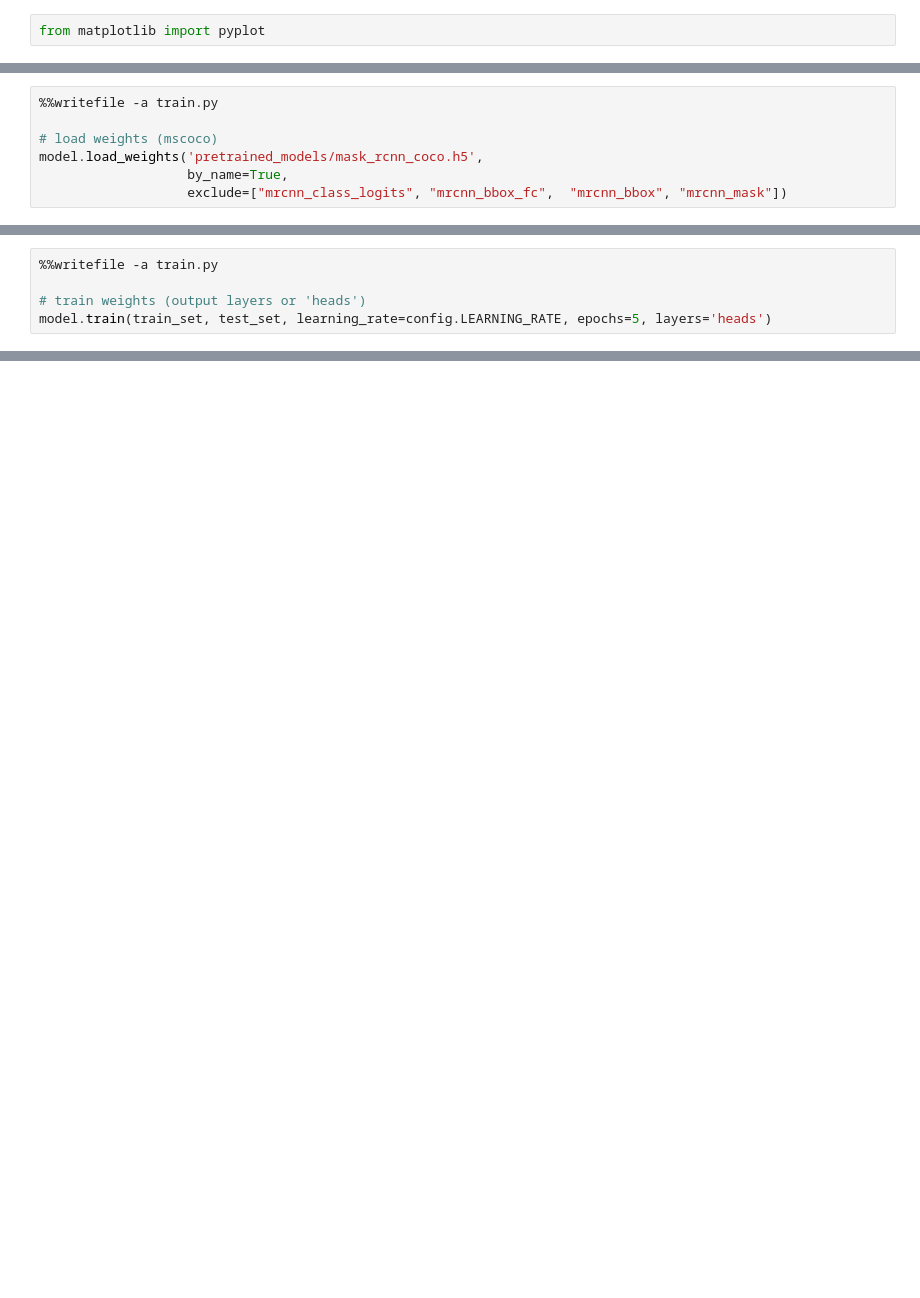
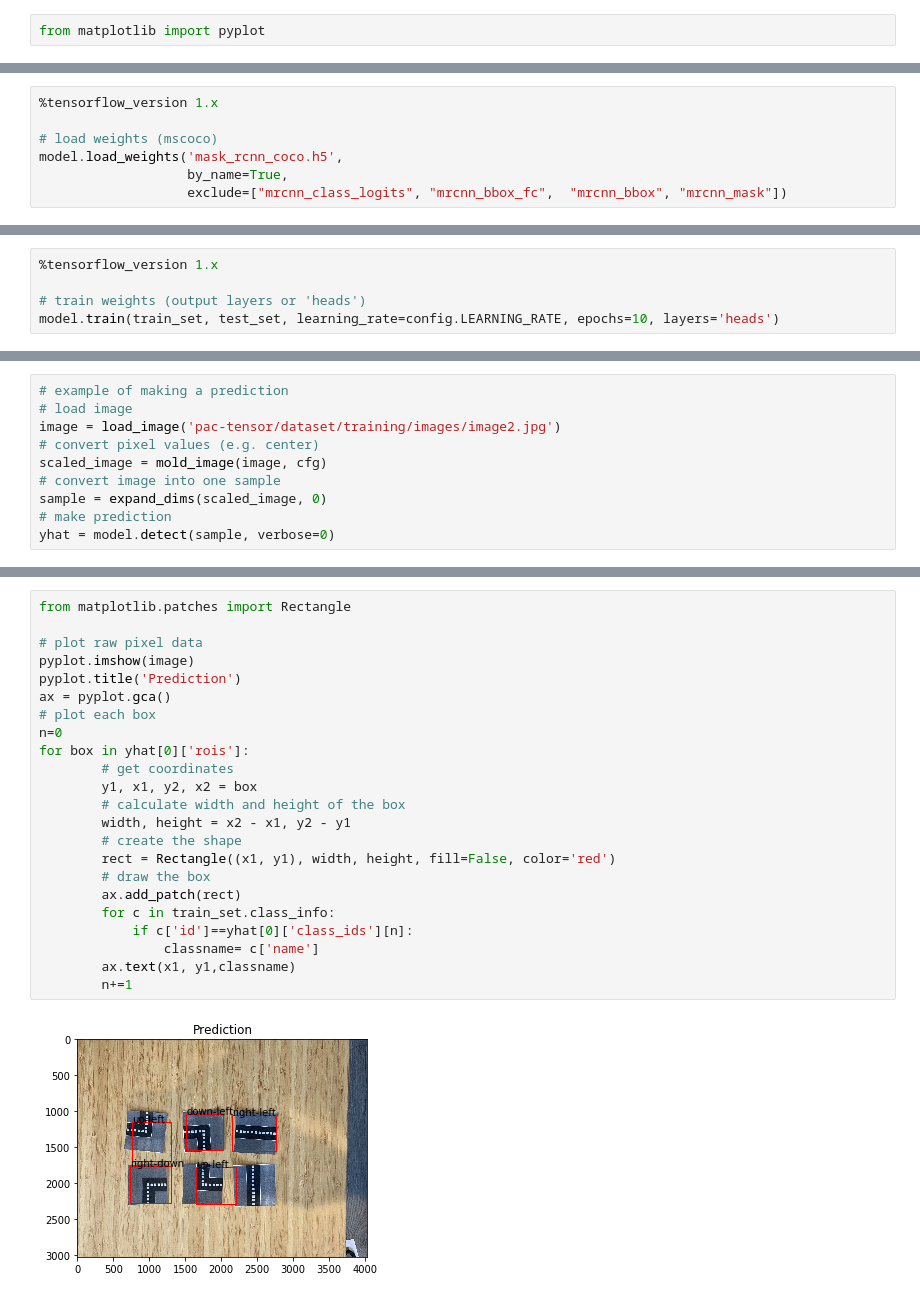
Before and after one commit to yoyu777/pac-tensorflow-object-detection, a Jupyter notebook: train.ipynb, the cells around one changed output, grey strips where cells are left out. Saved outputs shown, nothing was run; the diff lists cells and outputs as text; blank space fills up the shorter version.

Commit message:
updating train.ipynb from colab

```diff
--- a/train.ipynb
+++ b/train.ipynb
@@ -233,7 +241,7 @@ Appending to train.py
 # %%
-%%writefile -a train.py
+%tensorflow_version 1.x
 
 # load weights (mscoco)
-model.load_weights('pretrained_models/mask_rcnn_coco.h5',
+model.load_weights('mask_rcnn_coco.h5',
                    by_name=True,
                    exclude=["mrcnn_class_logits", "mrcnn_bbox_fc",  "mrcnn_bbox", "mrcnn_mask"])
@@ -242,6 +248,6 @@ Appending to train.py
 # %%
-%%writefile -a train.py
+%tensorflow_version 1.x
 
 # train weights (output layers or 'heads')
-model.train(train_set, test_set, learning_rate=config.LEARNING_RATE, epochs=5, layers='heads')
+model.train(train_set, test_set, learning_rate=config.LEARNING_RATE, epochs=10, layers='heads')
 # %% [output]
@@ -248,0 +358,10 @@ Appending to train.py
+# %%
+# example of making a prediction
+# load image
+image = load_image('pac-tensor/dataset/training/images/image2.jpg')
+# convert pixel values (e.g. center)
+scaled_image = mold_image(image, cfg)
+# convert image into one sample
+sample = expand_dims(scaled_image, 0)
+# make prediction
+yhat = model.detect(sample, verbose=0)
@@ -248,0 +388,25 @@ Appending to train.py
+# %%
+from matplotlib.patches import Rectangle
+
+# plot raw pixel data
+pyplot.imshow(image)
+pyplot.title('Prediction')
+ax = pyplot.gca()
+# plot each box
+n=0
+for box in yhat[0]['rois']:
+		# get coordinates
+		y1, x1, y2, x2 = box
+		# calculate width and height of the box
+		width, height = x2 - x1, y2 - y1
+		# create the shape
+		rect = Rectangle((x1, y1), width, height, fill=False, color='red')
+		# draw the box
+		ax.add_patch(rect)
+		for c in train_set.class_info:
+			if c['id']==yhat[0]['class_ids'][n]:
+				classname= c['name']
+		ax.text(x1, y1,classname)
+		n+=1
+# %% [output]
+[figure, added]
```
Also changed, not shown: parts of 25 cells of this notebook, 1 other file.
